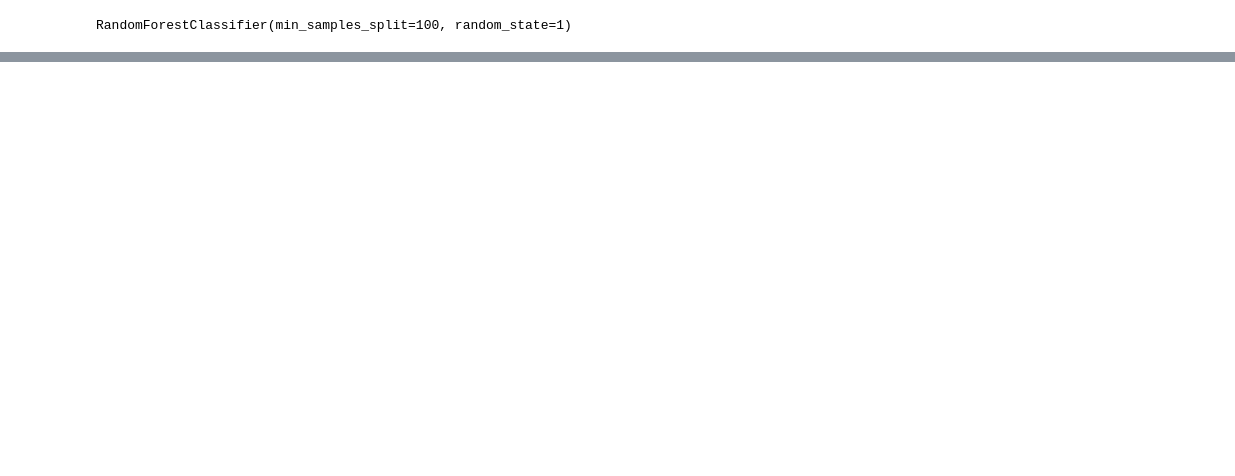
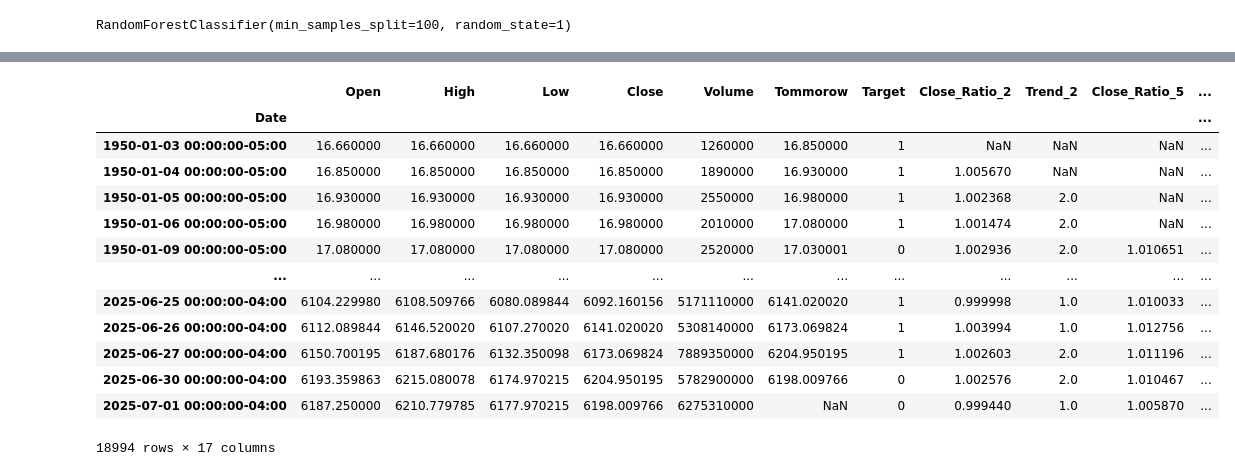
Before and after one commit to pragadishwaran22/stock-price-prediction, a Jupyter notebook: model.ipynb, the cells around one changed output, grey strips where cells are left out. Cells and saved outputs as stored; diff of their text form; code cells hidden in the pictures; blank space fills up the shorter version.

```diff
--- a/model.ipynb
+++ b/model.ipynb
@@ -154,0 +185,31 @@ def predict(train,test,predictors,model):
+# %%
+horizons=[2,5,60,250,1000]
+new_predictors=[]
+
+for horizon in horizons:
+    rolling_averages=sp500.rolling(horizon).mean()
+
+    ratio_column=f"Close_Ratio_{horizon}"
+    sp500[ratio_column]=sp500["Close"]/rolling_averages["Close"]
+
+    trend_column=f"Trend_{horizon}"
+    sp500[trend_column]=sp500.shift(1).rolling(horizon).sum()["Target"]
+
+    new_predictors += [ratio_column,trend_column]
+# %%
+sp500
+# %% [output]
+|  | Open | High | Low | Close | Volume | Tommorow | Target | Close_Ratio_2 | Trend_2 | Close_Ratio_5 | ... |
+| Date |  |  |  |  |  |  |  |  |  |  | ... |
+| 1950-01-03 00:00:00-05:00 | 16.660000 | 16.660000 | 16.660000 | 16.660000 | 1260000 | 16.850000 | 1 | NaN | NaN | NaN | ... |
+| 1950-01-04 00:00:00-05:00 | 16.850000 | 16.850000 | 16.850000 | 16.850000 | 1890000 | 16.930000 | 1 | 1.005670 | NaN | NaN | ... |
+| 1950-01-05 00:00:00-05:00 | 16.930000 | 16.930000 | 16.930000 | 16.930000 | 2550000 | 16.980000 | 1 | 1.002368 | 2.0 | NaN | ... |
+| 1950-01-06 00:00:00-05:00 | 16.980000 | 16.980000 | 16.980000 | 16.980000 | 2010000 | 17.080000 | 1 | 1.001474 | 2.0 | NaN | ... |
+| 1950-01-09 00:00:00-05:00 | 17.080000 | 17.080000 | 17.080000 | 17.080000 | 2520000 | 17.030001 | 0 | 1.002936 | 2.0 | 1.010651 | ... |
+| ... | ... | ... | ... | ... | ... | ... | ... | ... | ... | ... | ... |
+| 2025-06-25 00:00:00-04:00 | 6104.229980 | 6108.509766 | 6080.089844 | 6092.160156 | 5171110000 | 6141.020020 | 1 | 0.999998 | 1.0 | 1.010033 | ... |
+| 2025-06-26 00:00:00-04:00 | 6112.089844 | 6146.520020 | 6107.270020 | 6141.020020 | 5308140000 | 6173.069824 | 1 | 1.003994 | 1.0 | 1.012756 | ... |
+| 2025-06-27 00:00:00-04:00 | 6150.700195 | 6187.680176 | 6132.350098 | 6173.069824 | 7889350000 | 6204.950195 | 1 | 1.002603 | 2.0 | 1.011196 | ... |
+| 2025-06-30 00:00:00-04:00 | 6193.359863 | 6215.080078 | 6174.970215 | 6204.950195 | 5782900000 | 6198.009766 | 0 | 1.002576 | 2.0 | 1.010467 | ... |
+| 2025-07-01 00:00:00-04:00 | 6187.250000 | 6210.779785 | 6177.970215 | 6198.009766 | 6275310000 | NaN | 0 | 0.999440 | 1.0 | 1.005870 | ... |
+18994 rows × 17 columns
```
Also changed, not shown: parts of 20 cells of this notebook.
